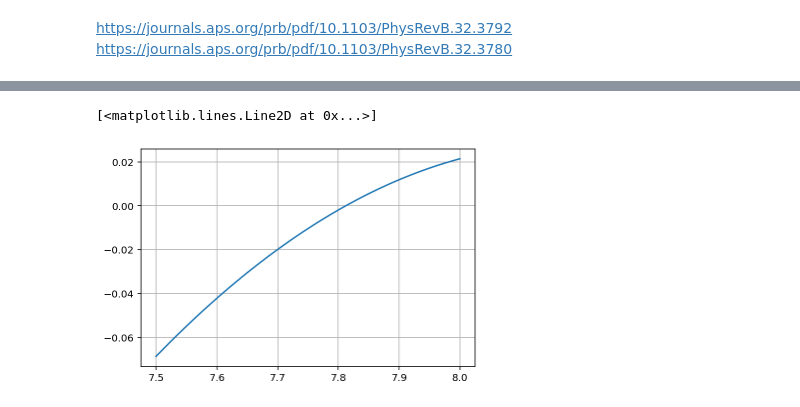
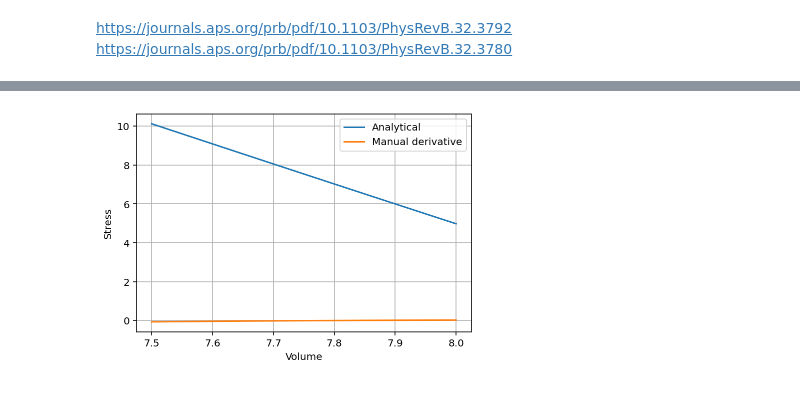
Before and after one commit to eisenforschung/cm-journal-club, a Jupyter notebook: 2021-11-10/dft.ipynb, the cells around one changed output, grey strips where cells are left out. Drawn from its saved outputs; the diff is of its cells as text; code cells hidden in the pictures.

```diff
--- a/2021-11-10/dft.ipynb
+++ b/2021-11-10/dft.ipynb
@@ -84,9 +339,7 @@ for L in tqdm(L_lst):
             'j,ij,i->', h._focc_trunc, np.absolute(h._vecs_trunc)**2, h.Gvec**2,
             optimize=True
         ) / h.L
-    p_el = 0.5 * np.vdot(h.rho_G, h.v_G).real
-    p_xc = (h.e_xc - np.sum(h.rho*h.v_xc) * h._dL / 2) / h.L
-    p_tot_lst.append([p_kin, p_el, p_xc])
+    p_tot_lst.append([h.p_kin, h.p_el, h.p_loc, h.p_Ewald, h.p_xc])
 
 p_tot_lst = np.array(p_tot_lst)
 E_tot_lst = np.array(E_tot_lst)
@@ -100,7 +360,9 @@ def get_fit(L_lst, E_lst, derivative=False, order=3, n_points=100):
 # %%
 plt.grid()
-# plt.plot(*get_fit(L_lst, np.sum(p_tot_lst, axis=-1)))
-plt.plot(*get_fit(L_lst, E_lst, derivative=True))
+plt.xlabel('Volume')
+plt.ylabel('Stress')
+plt.plot(*get_fit(L_lst, np.sum(p_tot_lst, axis=-1)), label='Analytical')
+plt.plot(*get_fit(L_lst, E_lst, derivative=True), label='Manual derivative')
+plt.legend();
 # %% [output]
-[<matplotlib.lines.Line2D at 0x...>]
-[figure, old version]
+[figure, new version]
```
Also changed, not shown: parts of 3 cells of this notebook.
